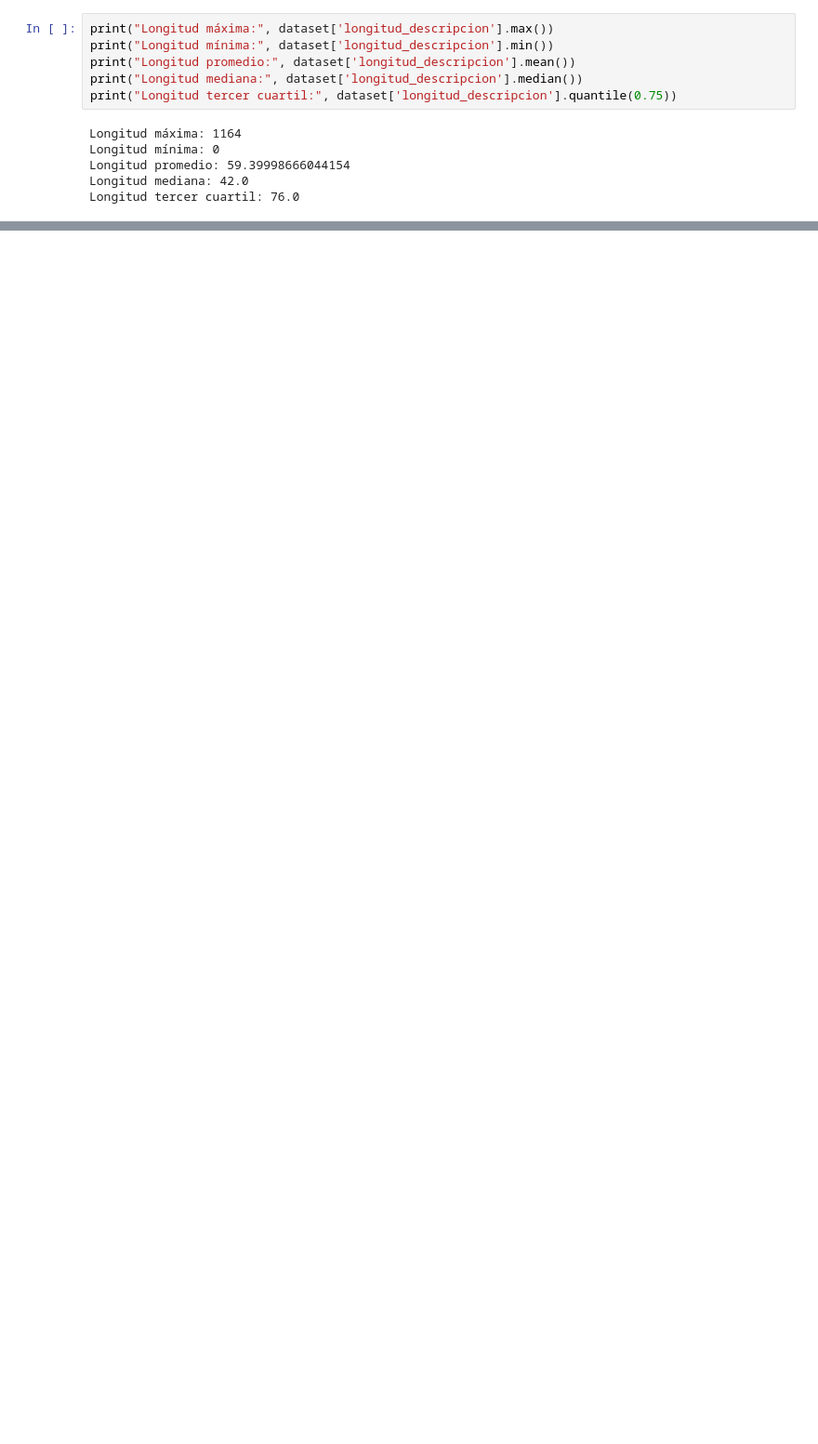
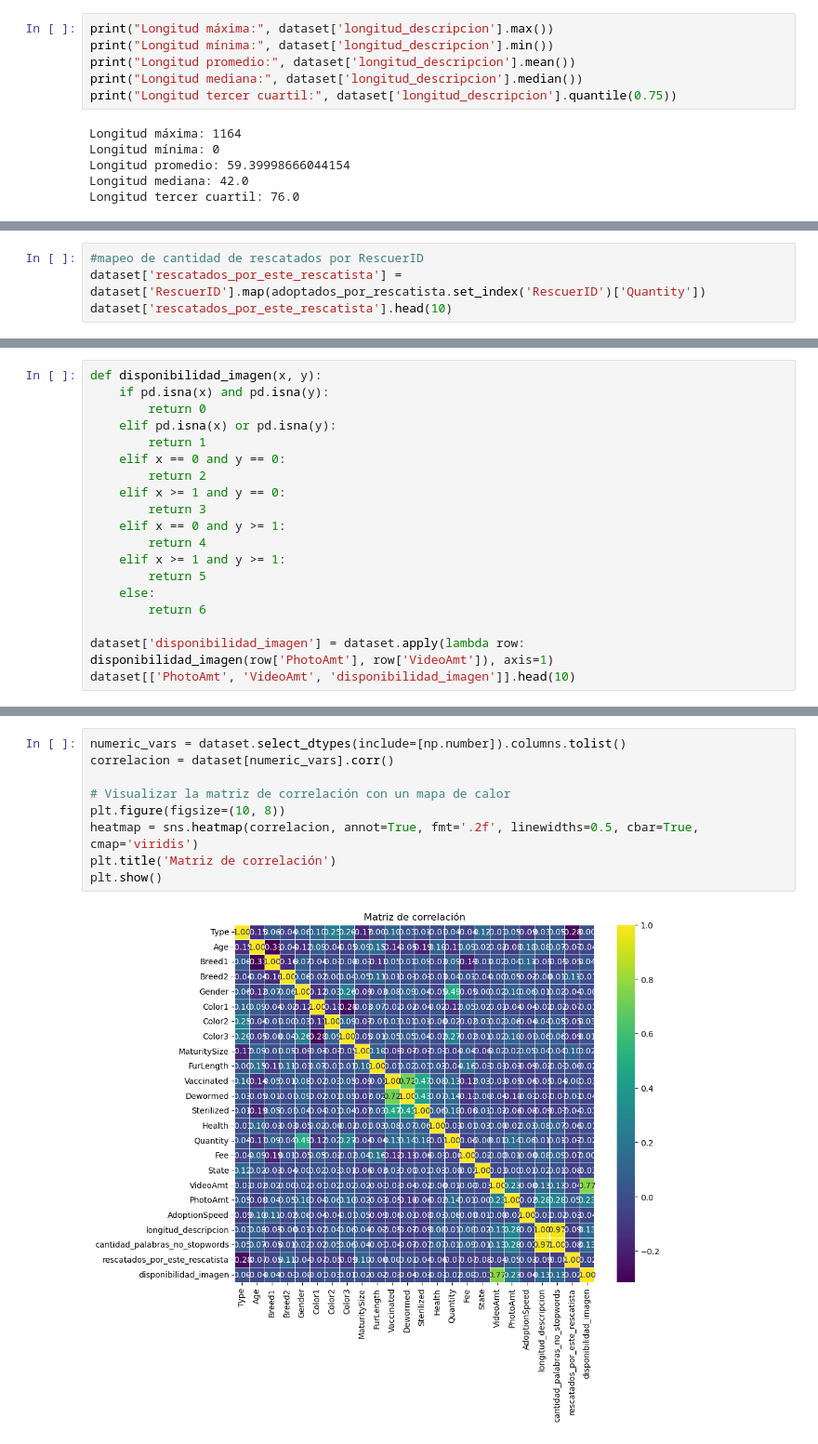
Before and after one commit to AdrianDVnqn/UA_MDM_Labo2_Grupo12, a Jupyter notebook: analisis_nulls.ipynb, the cells around one changed output, grey strips where cells are left out. Shown at 93% size. Drawn from its saved outputs; the diff is of its cells as text; blank space fills up the shorter version.

```diff
--- a/analisis_nulls.ipynb
+++ b/analisis_nulls.ipynb
@@ -270,0 +373,4 @@ plt.show()
+# %%
+#mapeo de cantidad de rescatados por RescuerID
+dataset['rescatados_por_este_rescatista'] = dataset['RescuerID'].map(adoptados_por_rescatista.set_index('RescuerID')['Quantity'])
+dataset['rescatados_por_este_rescatista'].head(10)
@@ -270,0 +440,19 @@ plt.show()
+# %%
+def disponibilidad_imagen(x, y):
+    if pd.isna(x) and pd.isna(y):
+        return 0
+    elif pd.isna(x) or pd.isna(y):
+        return 1
+    elif x == 0 and y == 0:
+        return 2
+    elif x >= 1 and y == 0:
+        return 3
+    elif x == 0 and y >= 1:
+        return 4
+    elif x >= 1 and y >= 1:
+        return 5
+    else:
+        return 6
+
+dataset['disponibilidad_imagen'] = dataset.apply(lambda row: disponibilidad_imagen(row['PhotoAmt'], row['VideoAmt']), axis=1)
+dataset[['PhotoAmt', 'VideoAmt', 'disponibilidad_imagen']].head(10)
@@ -270,0 +471,11 @@ plt.show()
+# %%
+numeric_vars = dataset.select_dtypes(include=[np.number]).columns.tolist()
+correlacion = dataset[numeric_vars].corr()
+
+# Visualizar la matriz de correlación con un mapa de calor
+plt.figure(figsize=(10, 8))
+heatmap = sns.heatmap(correlacion, annot=True, fmt='.2f', linewidths=0.5, cbar=True, cmap='viridis')
+plt.title('Matriz de correlación')
+plt.show()
+# %% [output]
+[figure, added]
```
Also changed, not shown: parts of 30 cells of this notebook.
